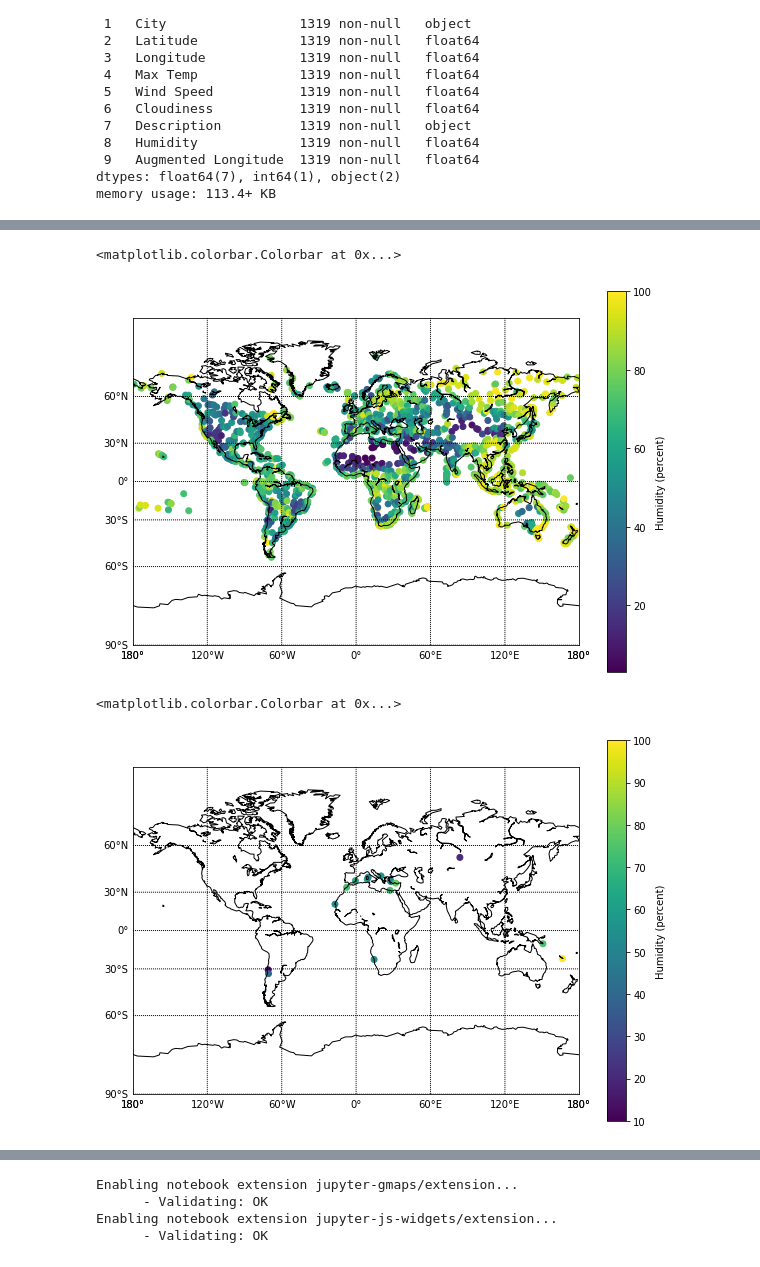
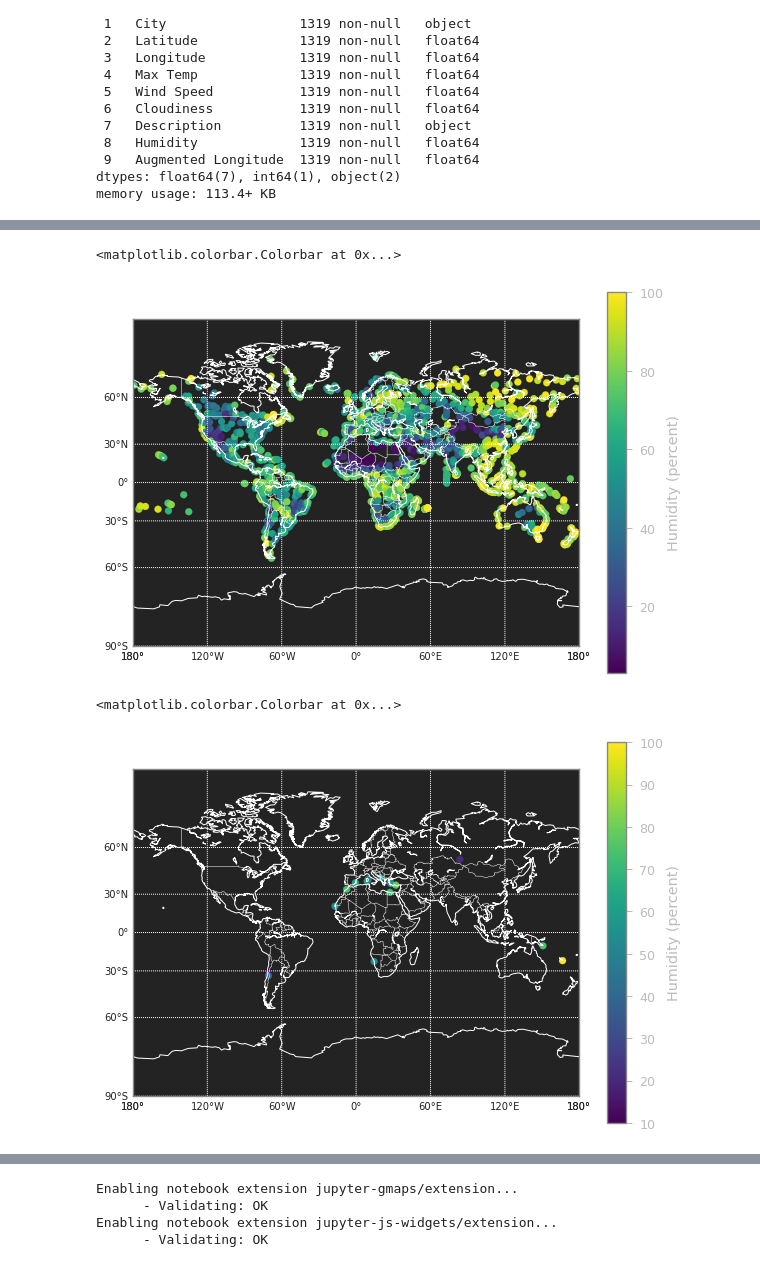
Before and after one commit to brash99/phys421, a Jupyter notebook: JupyterNotebooks/VacationPy.ipynb, the cells around one changed output, grey strips where cells are left out. Drawn from its saved outputs; the diff is of its cells as text; code cells hidden in the pictures.

```diff
--- a/JupyterNotebooks/VacationPy.ipynb
+++ b/JupyterNotebooks/VacationPy.ipynb
@@ -3,6 +3,15 @@
 import matplotlib.pyplot as plt
 import pandas as pd
 import numpy as np
+
+dark_mode = True
+# plotting choices for dark-mode ... comment out if not using dark mode!!!
+if (dark_mode):
+    from jupyterthemes import jtplot
+    jtplot.style(theme='monokai', context='notebook', ticks=True, grid=False)
+    linecolor = 'w'
+else:
+    linecolor = 'k'
 
 # Library which will allow us to do simple linear regression
 from scipy.stats import linregress
@@ -114,9 +123,10 @@ plt.subplots(figsize=(10, 7))
 
 map = Basemap(projection='mill',lon_0=0)
 # plot coastlines, draw label meridians and parallels.
-map.drawcoastlines()
-map.drawparallels(np.arange(-90,90,30),labels=[1,0,0,0])
-map.drawmeridians(np.arange(map.lonmin,map.lonmax+30,60),labels=[0,0,0,1])
+map.drawcoastlines(color=linecolor)
+map.drawparallels(np.arange(-90,90,30),labels=[1,0,0,0],color=linecolor)
+map.drawmeridians(np.arange(map.lonmin,map.lonmax+30,60),labels=[0,0,0,1],color=linecolor)
+map.drawcountries(color=linecolor)
 
 map.scatter(clean_city_data['Longitude'], clean_city_data['Latitude'], latlon=True,
             c=clean_city_data['Humidity'])
@@ -124,24 +134,25 @@ map.scatter(clean_city_data['Longitude'], clean_city_data['Latitude'], latlon=Tr
 plt.colorbar(label=r'Humidity (percent)')
 # %% [output]
 <matplotlib.colorbar.Colorbar at 0x...>
-[figure, old version]
+[figure, new version]
 # %%
 # create a heatmap of the parsed data
 plt.subplots(figsize=(10, 7))
 
 map = Basemap(projection='mill',lon_0=0)
 # plot coastlines, draw label meridians and parallels.
-map.drawcoastlines()
-map.drawparallels(np.arange(-90,90,30),labels=[1,0,0,0])
-map.drawmeridians(np.arange(map.lonmin,map.lonmax+30,60),labels=[0,0,0,1])
+map.drawcoastlines(color=linecolor)
+map.drawparallels(np.arange(-90,90,30),labels=[1,0,0,0],color=linecolor)
+map.drawmeridians(np.arange(map.lonmin,map.lonmax+30,60),labels=[0,0,0,1],color=linecolor)
+map.drawcountries(color=linecolor)
 
 map.scatter(parsed_data['Longitude'], parsed_data['Latitude'], latlon=True,
             c=parsed_data['Humidity'])
 
 plt.colorbar(label=r'Humidity (percent)')
 # %% [output]
 <matplotlib.colorbar.Colorbar at 0x...>
-[figure, old version]
+[figure, new version]
 # %%
 import seaborn as sns
 
```
Also changed, not shown: parts of 1 cell of this notebook, 7 other files.
